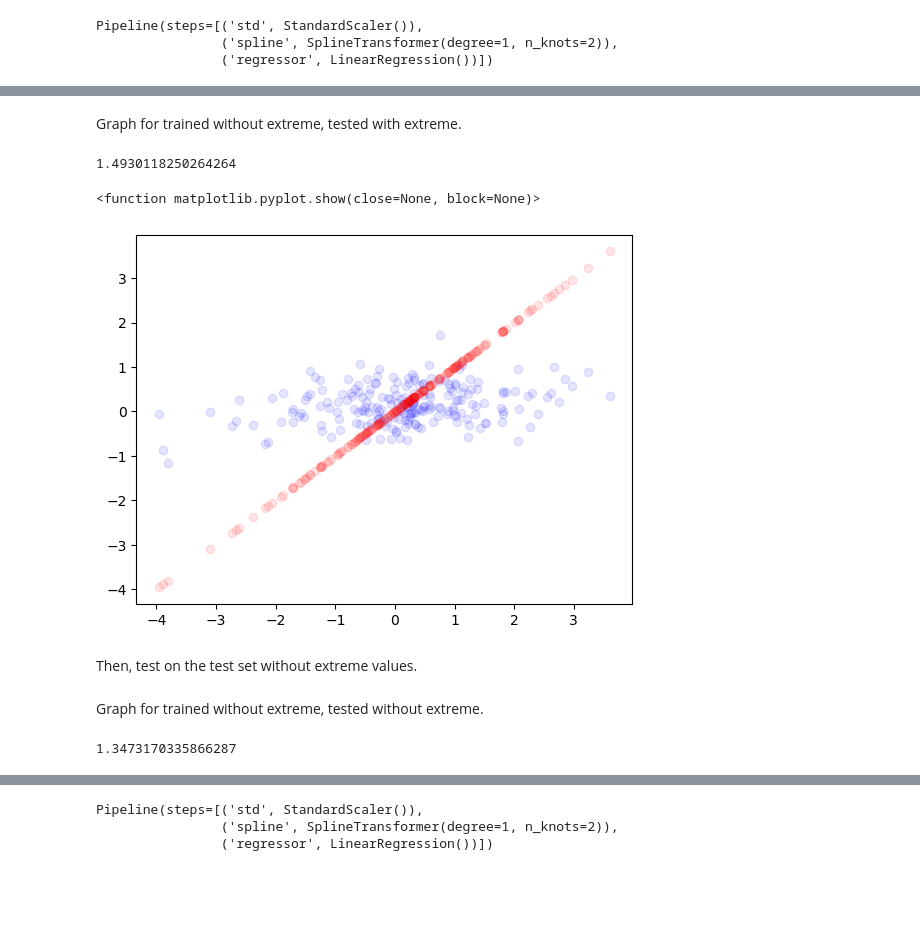
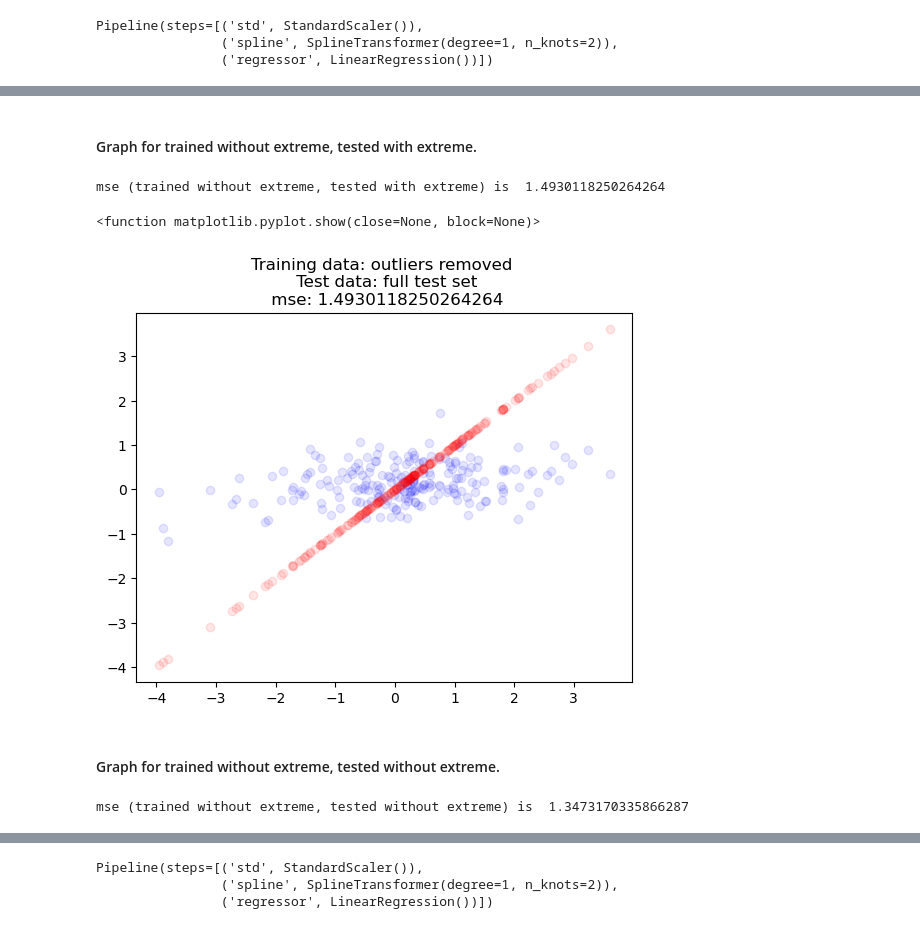
Before and after one commit to YCoeusZ/industrial-resources-and-its-impact, a Jupyter notebook: model_training/spline/mtspline_NO_INF_ADJ.ipynb, the cells around one changed output, grey strips where cells are left out. Cells and saved outputs as stored; diff of their text form; code cells hidden in the pictures; blank space fills up the shorter version.

```diff
--- a/model_training/spline/mtspline_NO_INF_ADJ.ipynb
+++ b/model_training/spline/mtspline_NO_INF_ADJ.ipynb
@@ -163,28 +152,27 @@ mse_extreme=mean_squared_error(y_pred=pred_extreme,y_true=y_test)
 # %% [markdown]
-Graph for trained without extreme, tested with extreme.
+#### Graph for trained without extreme, tested with extreme.
-# %%
-mse_extreme
-# %% [output]
-1.4930118250264264
+# %%
+print("mse (trained without extreme, tested with extreme) is ", mse_extreme)
+# %% [output]
+mse (trained without extreme, tested with extreme) is  1.4930118250264264
 # %%
 plt.scatter(x=y_test,y=pred_extreme,c="b",alpha=0.1,label="pred")
 plt.scatter(x=y_test,y=y_test,c="r",alpha=0.1,label="true")
+plt.title(f"Training data: outliers removed \n Test data: full test set\n mse: {mse_extreme}")
 plt.show
 # %% [output]
 <function matplotlib.pyplot.show(close=None, block=None)>
-[figure, old version]
+[figure, new version]
-# %% [markdown]
-Then, test on the test set without extreme values.
 # %%
 pred_noextreme=spineline_pipe.predict(X=X_de_test)
 # %%
 mse_noextreme=mean_squared_error(y_pred=pred_noextreme,y_true=y_de_test)
 # %% [markdown]
-Graph for trained without extreme, tested without extreme.
+#### Graph for trained without extreme, tested without extreme.
-# %%
-mse_noextreme
-# %% [output]
-1.3473170335866287
+# %%
+print("mse (trained without extreme, tested without extreme) is ", mse_noextreme)
+# %% [output]
+mse (trained without extreme, tested without extreme) is  1.3473170335866287
 # %%
 plt.scatter(x=y_de_test,y=pred_noextreme,c="b",alpha=0.1,label="pred")
 plt.scatter(x=y_de_test,y=y_de_test,c="r",alpha=0.1,label="true")
```
Also changed, not shown: parts of 52 cells of this notebook, 1 other file.
